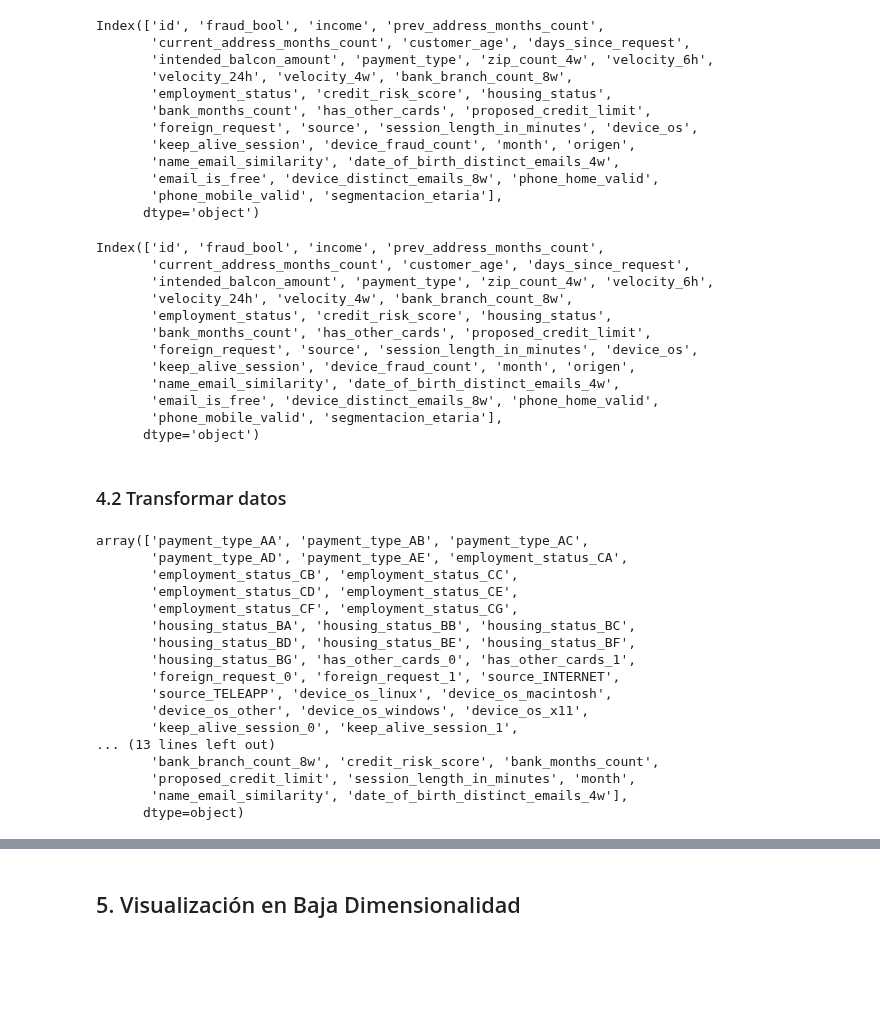
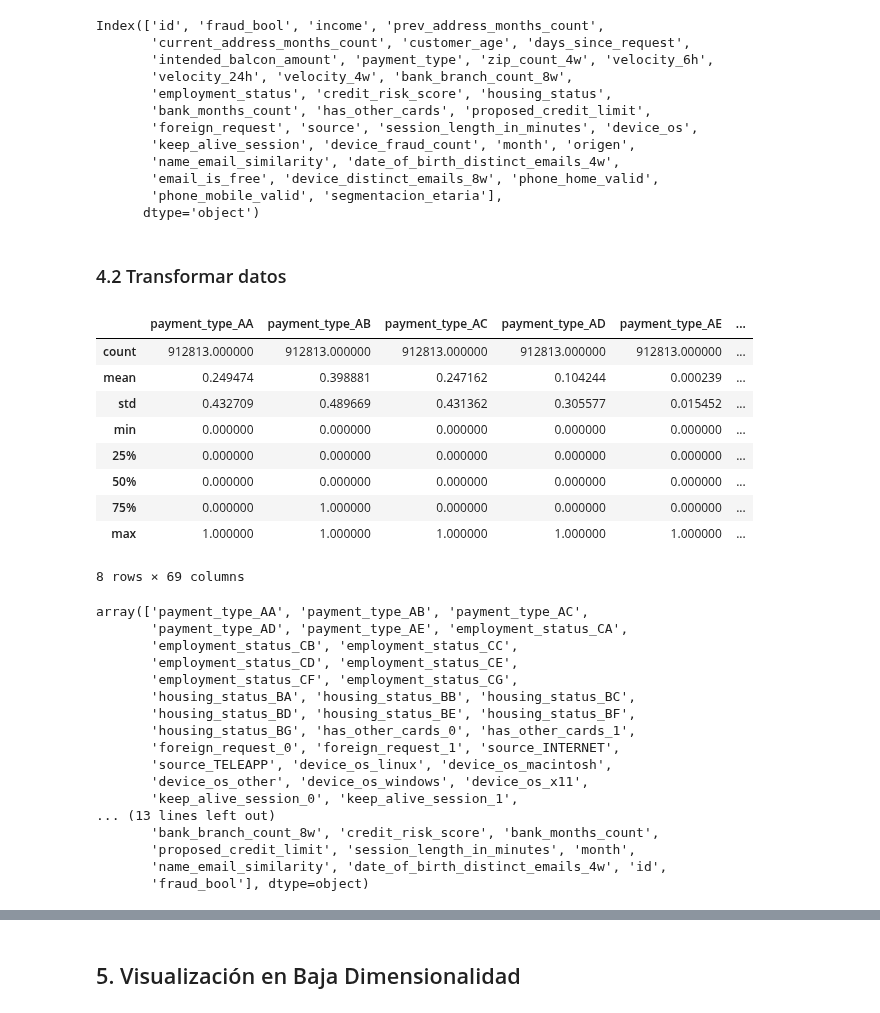
Before and after one commit to RaulSilvaA/MDS7202-mora-silva, a Jupyter notebook: Proyecto1/Proyecto.ipynb, the cells around one changed output, grey strips where cells are left out. Drawn from its saved outputs; the diff is of its cells as text; code cells hidden in the pictures; blank space fills up the shorter version.

```diff
--- a/Proyecto1/Proyecto.ipynb
+++ b/Proyecto1/Proyecto.ipynb
@@ -660,37 +662,42 @@ variables_ordinales=[
     'phone_mobile_valid',
     'segmentacion_etaria'
 ]
+# %%
+numerical_transformer = StandardScaler()
+ordinal_transformer = OneHotEncoder(sparse_output=False)
 # %%
 #Realizamos One Hot Encoder a las variablees ordinales
-column_transformer = make_column_transformer(
-    ('passthrough', ['id', 'fraud_bool']),
-    (StandardScaler(), variables_numericas),
-    (OneHotEncoder(), variables_ordinales),
+column_transformer = ColumnTransformer(
+    transformers=[
+      ('ord_transform',ordinal_transformer, variables_ordinales),
+      ('num_transform',numerical_transformer, variables_numericas),
+      ('no_transform', 'passthrough', ['id', 'fraud_bool'])
+    ],
+    remainder='passthrough'
 )
-# %%
-bbdd_final.columns
-# %% [output]
-Index(['id', 'fraud_bool', 'income', 'prev_address_months_count',
-       'current_address_months_count', 'customer_age', 'days_since_request',
-       'intended_balcon_amount', 'payment_type', 'zip_count_4w', 'velocity_6h',
-       'velocity_24h', 'velocity_4w', 'bank_branch_count_8w',
-       'employment_status', 'credit_risk_score', 'housing_status',
-       'bank_months_count', 'has_other_cards', 'proposed_credit_limit',
-       'foreign_request', 'source', 'session_length_in_minutes', 'device_os',
-       'keep_alive_session', 'device_fraud_count', 'month', 'origen',
-       'name_email_similarity', 'date_of_birth_distinct_emails_4w',
-       'email_is_free', 'device_distinct_emails_8w', 'phone_home_valid',
-       'phone_mobile_valid', 'segmentacion_etaria'],
-      dtype='object')
 # %% [markdown]
 ### 4.2 Transformar datos
 # %%
 transformed_data = column_transformer.fit_transform(bbdd_final)
 # %%
-new_columns = column_transformer.named_transformers_['onehotencoder'].get_feature_names_out(variables_ordinales)
-all_columns = list(new_columns) + list(bbdd_final.columns.drop(variables_ordinales))
+new_columns = column_transformer.named_transformers_['ord_transform'].get_feature_names_out(variables_ordinales)
+new_columns_2 = column_transformer.named_transformers_['num_transform'].get_feature_names_out(variables_numericas)
+all_columns = list(new_columns) + list(new_columns_2) + ['id', 'fraud_bool']
 
 df_encoded = pd.DataFrame(transformed_data, columns=all_columns)
+# %%
+df_encoded.describe()
+# %% [output]
+|  | payment_type_AA | payment_type_AB | payment_type_AC | payment_type_AD | payment_type_AE | ... |
+| count | 912813.000000 | 912813.000000 | 912813.000000 | 912813.000000 | 912813.000000 | ... |
+| mean | 0.249474 | 0.398881 | 0.247162 | 0.104244 | 0.000239 | ... |
+| std | 0.432709 | 0.489669 | 0.431362 | 0.305577 | 0.015452 | ... |
+| min | 0.000000 | 0.000000 | 0.000000 | 0.000000 | 0.000000 | ... |
+| 25% | 0.000000 | 0.000000 | 0.000000 | 0.000000 | 0.000000 | ... |
+| 50% | 0.000000 | 0.000000 | 0.000000 | 0.000000 | 0.000000 | ... |
+| 75% | 0.000000 | 1.000000 | 0.000000 | 0.000000 | 0.000000 | ... |
+| max | 1.000000 | 1.000000 | 1.000000 | 1.000000 | 1.000000 | ... |
+8 rows × 69 columns
 # %%
 df_encoded.columns.values
 # %% [output]
@@ -709,5 +716,5 @@ array(['payment_type_AA', 'payment_type_AB', 'payment_type_AC',
 ... (13 lines left out)
        'bank_branch_count_8w', 'credit_risk_score', 'bank_months_count',
        'proposed_credit_limit', 'session_length_in_minutes', 'month',
-       'name_email_similarity', 'date_of_birth_distinct_emails_4w'],
-      dtype=object)
+       'name_email_similarity', 'date_of_birth_distinct_emails_4w', 'id',
+       'fraud_bool'], dtype=object)
```
Also changed, not shown: parts of 15 cells of this notebook.
